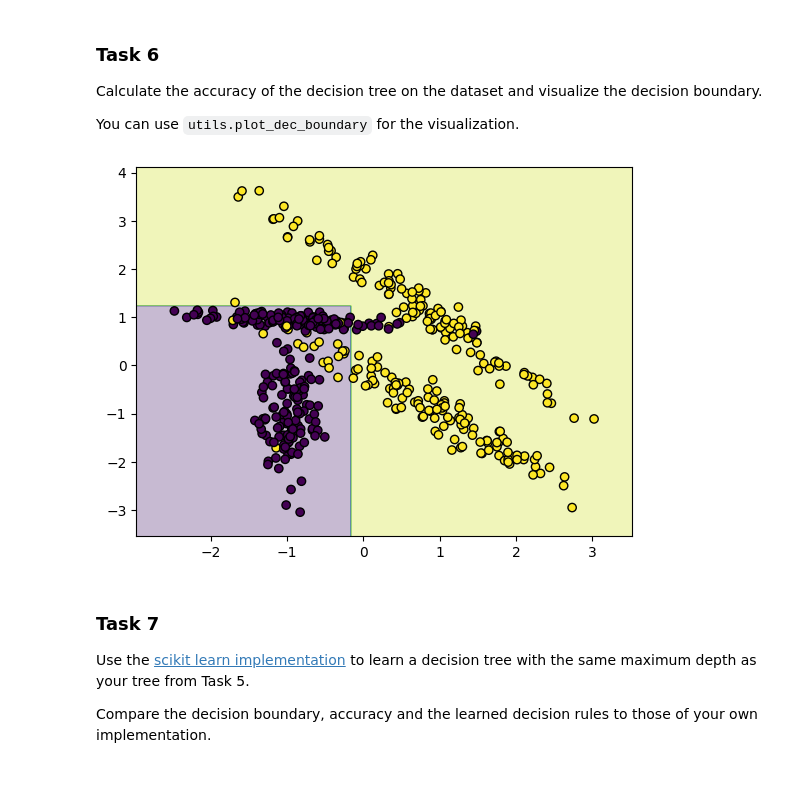
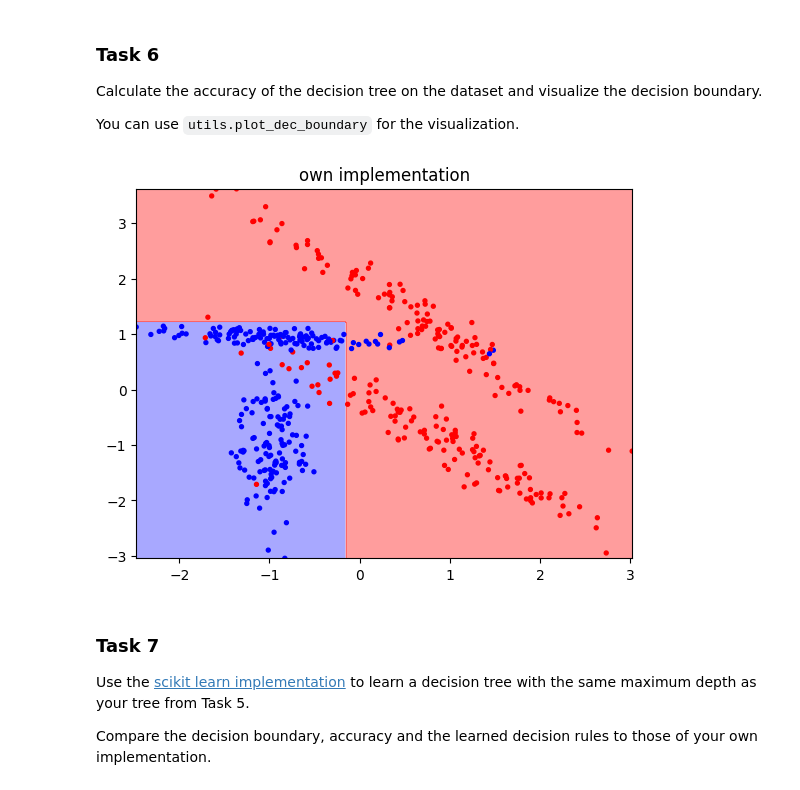
Before and after one commit to mbbrueckner/statistical_learning_theory_LAB, a Jupyter notebook: 06_Decision_Trees/06_Decision_Trees.ipynb, the cells around one changed output. Cells and saved outputs as stored; diff of their text form; code cells hidden in the pictures.

Commit message:
add utils.py and updated notebook to use it

```diff
--- a/06_Decision_Trees/06_Decision_Trees.ipynb
+++ b/06_Decision_Trees/06_Decision_Trees.ipynb
@@ -373,28 +373,19 @@ Calculate the accuracy of the decision tree on the dataset and visualize the dec
 
 You can use `utils.plot_dec_boundary` for the visualization.
 # %%
-# TODO: accuracy
+import utils
+
+# accuracy
 y_pred = dt.predict(X)
 accuracy = np.mean(y_pred == y)
 assert accuracy == 0.932
 
-
-# TODO: plot decision boundary
-
-# is utils missing?
-
-xx, yy = np.meshgrid(
-    np.linspace(X[:, 0].min() - 0.5, X[:, 0].max() + 0.5, 300),
-    np.linspace(X[:, 1].min() - 0.5, X[:, 1].max() + 0.5, 300),
-)
-grid = np.c_[xx.ravel(), yy.ravel()]
-Z = dt.predict(grid).reshape(xx.shape)
-
-plt.contourf(xx, yy, Z, alpha=0.3)
-plt.scatter(X[:, 0], X[:, 1], c=y, edgecolor='k')
+# plot decision boundary
+utils.plot_dec_boundary(X, y, dt)
+plt.title('own implementation')
 plt.show()
 # %% [output]
-[figure, old version]
+[figure, new version]
 # %% [markdown]
 ### Task 7
 
```
Also changed, not shown: parts of 1 cell of this notebook, 1 other file.
